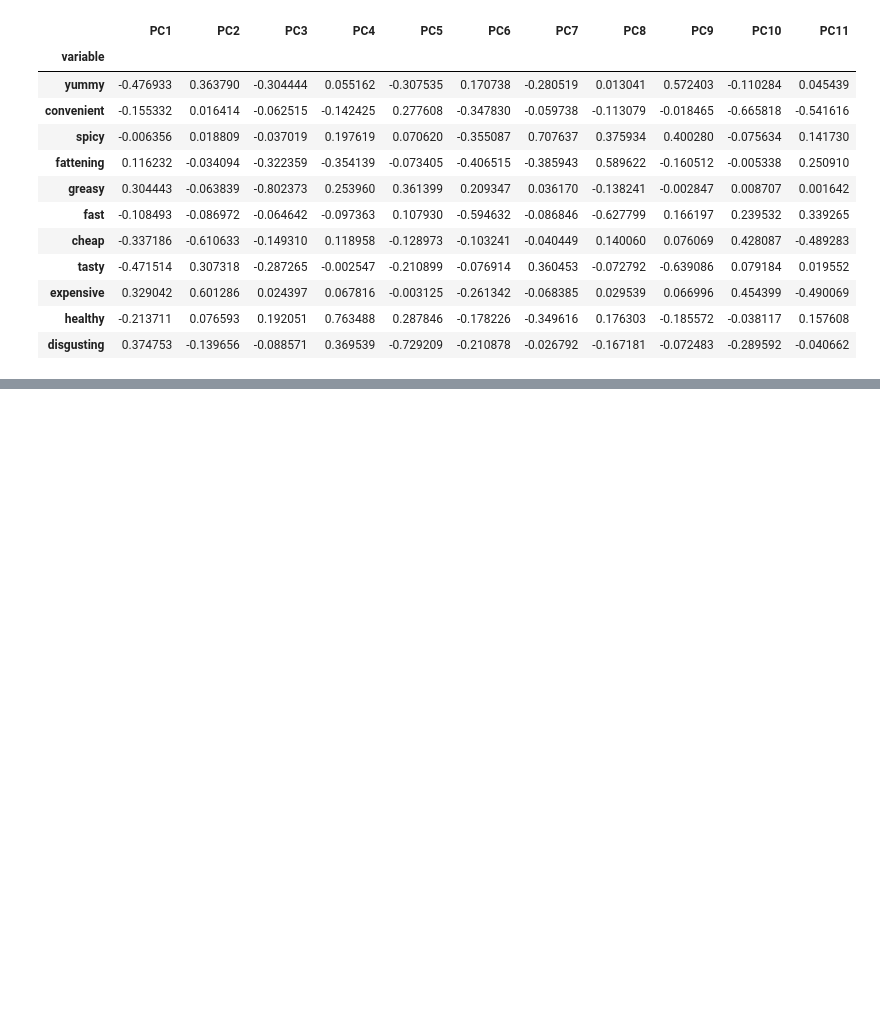
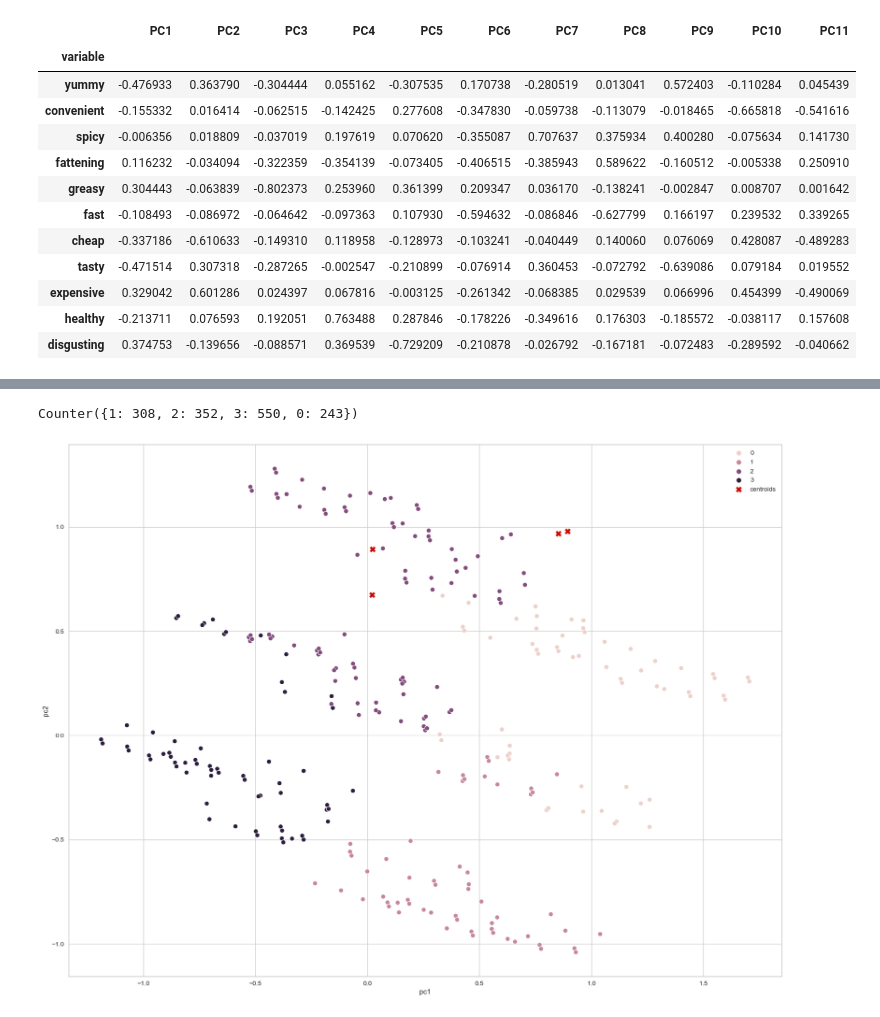
Before and after one commit to rohith4088/EV_SEGMENTATION, a Jupyter notebook: mcdolnads.ipynb, the cells around one changed output, grey strips where cells are left out. Drawn from its saved outputs; the diff is of its cells as text; code cells hidden in the pictures; blank space fills up the shorter version.

```diff
--- a/mcdolnads.ipynb
+++ b/mcdolnads.ipynb
@@ -242,0 +242,7 @@ cluster.screeplot(obj=[pc_list, pca.explained_variance_ratio_],show=True,dim=(10
+# %%
+kmeans = KMeans(n_clusters=4, init='k-means++', random_state=0).fit(first_eleven)
+df['cluster_num'] = kmeans.labels_ #adding to df
+print (kmeans.labels_) #Label assigned for each data point
+print (kmeans.inertia_) #gives within-cluster sum of squares.
+print(kmeans.n_iter_) #number of iterations that k-means algorithm runs to get a minimum within-cluster sum of squares
+print(kmeans.cluster_centers_) #Location of the centroids on each cluster.
@@ -242,0 +261,15 @@ cluster.screeplot(obj=[pc_list, pca.explained_variance_ratio_],show=True,dim=(10
+# %%
+#To see each cluster size
+from collections import Counter
+Counter(kmeans.labels_)
+# %% [output]
+Counter({1: 308, 2: 352, 3: 550, 0: 243})
+# %%
+#Visulazing clusters using scatter plot
+sns.scatterplot(data=pf, x="pc1", y="pc2", hue=kmeans.labels_)
+plt.scatter(kmeans.cluster_centers_[:,0], kmeans.cluster_centers_[:,1],
+            marker="X", c="r", s=80, label="centroids")
+plt.legend()
+plt.show()
+# %% [output]
+[figure, added]
```
Also changed, not shown: parts of 19 cells of this notebook, 1 other file.
